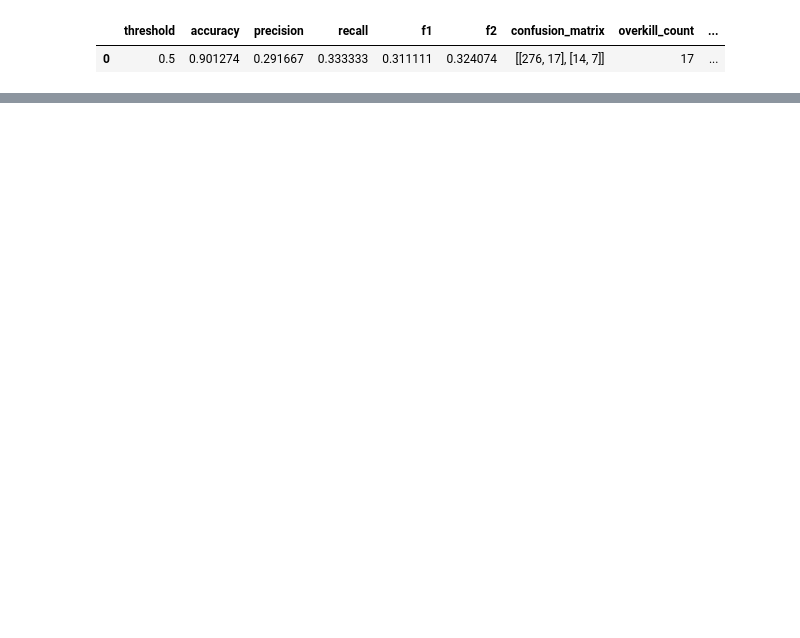
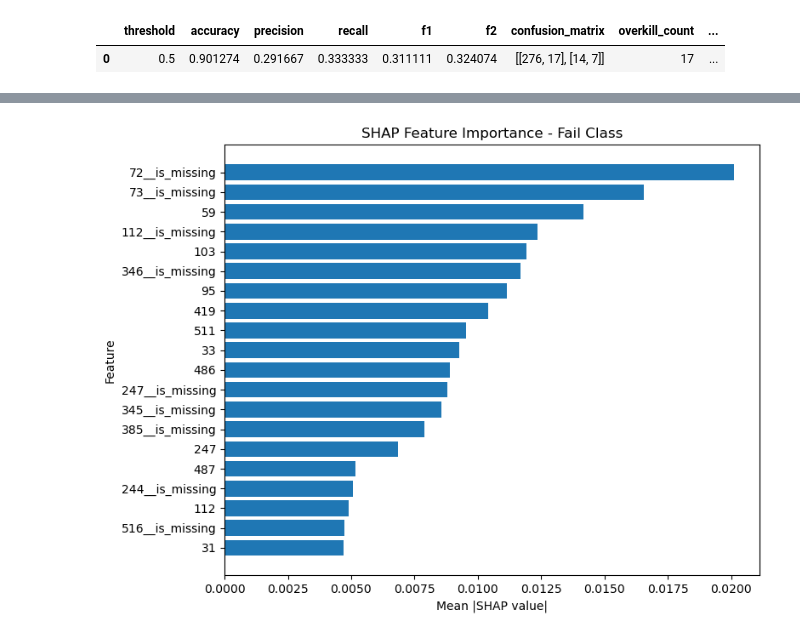
Before and after one commit to done0173/Anonymized-Semiconductor-Process-Data-Preprocessing-for-Defect-Screening-Model-Design-and-Validation, a Jupyter notebook: notebooks/04_Model_Optimization_and_Evaluation.ipynb, the cells around one changed output, grey strips where cells are left out. Saved outputs shown, nothing was run; the diff lists cells and outputs as text; code cells hidden in the pictures; blank space fills up the shorter version.

```diff
--- a/notebooks/04_Model_Optimization_and_Evaluation.ipynb
+++ b/notebooks/04_Model_Optimization_and_Evaluation.ipynb
@@ -1254,0 +1690,5 @@ rf_hy_test_result
+# %%
+# Fail(class=1)의 SHAP values
+shap_values_fail = shap_values[:, :, 1]
+
+print("SHAP Fail shape:", shap_values_fail.shape)
@@ -1254,0 +1697,13 @@ rf_hy_test_result
+# %%
+shap_importance = pd.DataFrame({
+    "feature": feature_names,
+    "mean_abs_shap": np.abs(shap_values_fail).mean(axis=0)
+})
+
+shap_importance = (
+    shap_importance
+    .sort_values("mean_abs_shap", ascending=False)
+    .reset_index(drop=True)
+)
+
+shap_importance.head(20)
@@ -1254,0 +1728,22 @@ rf_hy_test_result
+# %%
+top_n = 20
+
+top_shap = shap_importance.head(top_n).sort_values(
+    "mean_abs_shap"
+)
+
+plt.figure(figsize=(8, 6))
+
+plt.barh(
+    top_shap["feature"],
+    top_shap["mean_abs_shap"]
+)
+
+plt.xlabel("Mean |SHAP value|")
+plt.ylabel("Feature")
+plt.title("SHAP Feature Importance - Fail Class")
+
+plt.tight_layout()
+plt.show()
+# %% [output]
+[figure, added]
```
Also changed, not shown: parts of 36 cells of this notebook, 9 other files.
